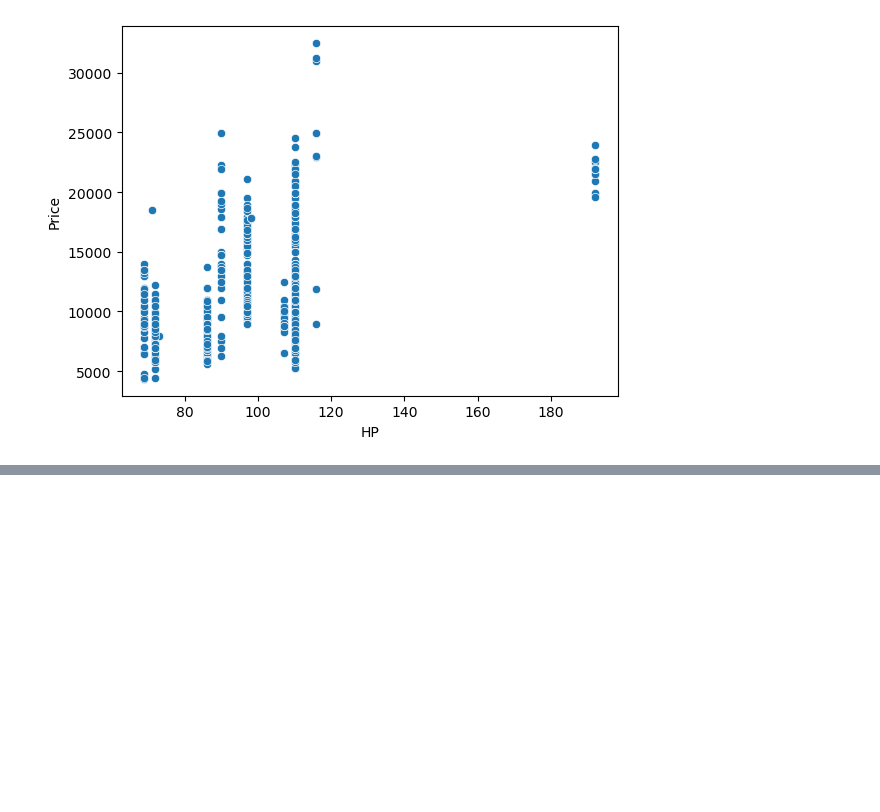
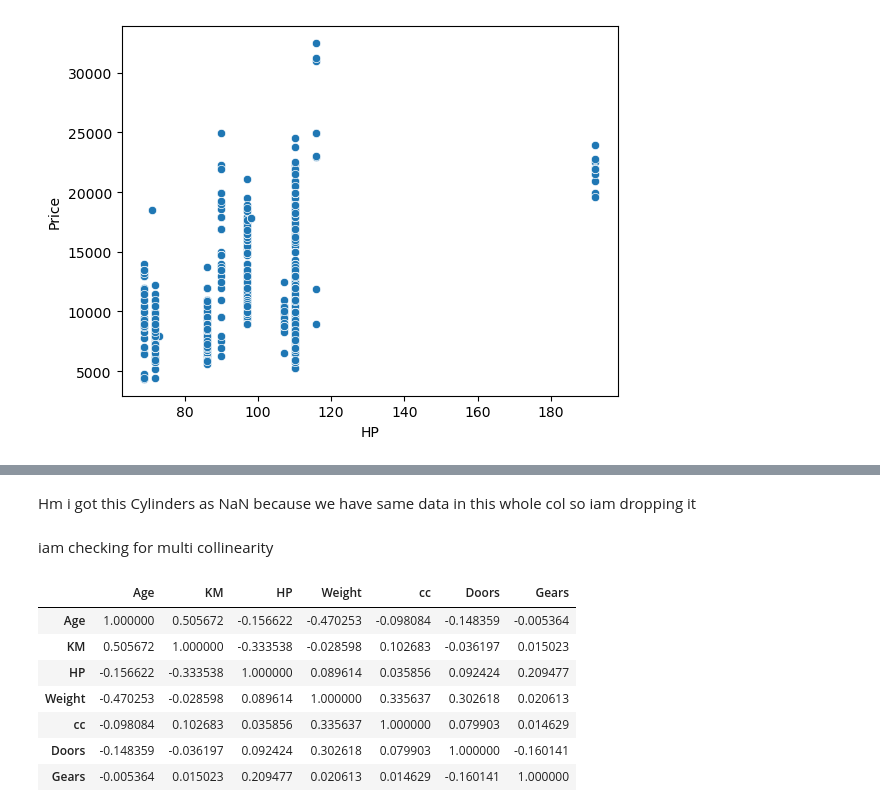
Before and after one commit to nphaniraj46/Machine_Learning, a Jupyter notebook: MLR/MLR.ipynb, the cells around one changed output, grey strips where cells are left out. Cells and saved outputs as stored; diff of their text form; code cells hidden in the pictures; blank space fills up the shorter version.

```diff
--- a/MLR/MLR.ipynb
+++ b/MLR/MLR.ipynb
@@ -119,0 +152,3 @@ TypeError: Series.corr() missing 1 required positional argument: 'other'
+# %% [markdown]
+Hm i got this Cylinders as NaN because we have same data in this whole col
+so iam dropping it
@@ -119,0 +157,13 @@ TypeError: Series.corr() missing 1 required positional argument: 'other'
+# %% [markdown]
+iam checking for multi collinearity
+# %%
+df[["Age","KM","HP","Weight","cc","Doors","Gears"]].corr()
+# %% [output]
+|  | Age | KM | HP | Weight | cc | Doors | Gears |
+| Age | 1.000000 | 0.505672 | -0.156622 | -0.470253 | -0.098084 | -0.148359 | -0.005364 |
+| KM | 0.505672 | 1.000000 | -0.333538 | -0.028598 | 0.102683 | -0.036197 | 0.015023 |
+| HP | -0.156622 | -0.333538 | 1.000000 | 0.089614 | 0.035856 | 0.092424 | 0.209477 |
+| Weight | -0.470253 | -0.028598 | 0.089614 | 1.000000 | 0.335637 | 0.302618 | 0.020613 |
+| cc | -0.098084 | 0.102683 | 0.035856 | 0.335637 | 1.000000 | 0.079903 | 0.014629 |
+| Doors | -0.148359 | -0.036197 | 0.092424 | 0.302618 | 0.079903 | 1.000000 | -0.160141 |
+| Gears | -0.005364 | 0.015023 | 0.209477 | 0.020613 | 0.014629 | -0.160141 | 1.000000 |
```
Also changed, not shown: parts of 8 cells of this notebook.
